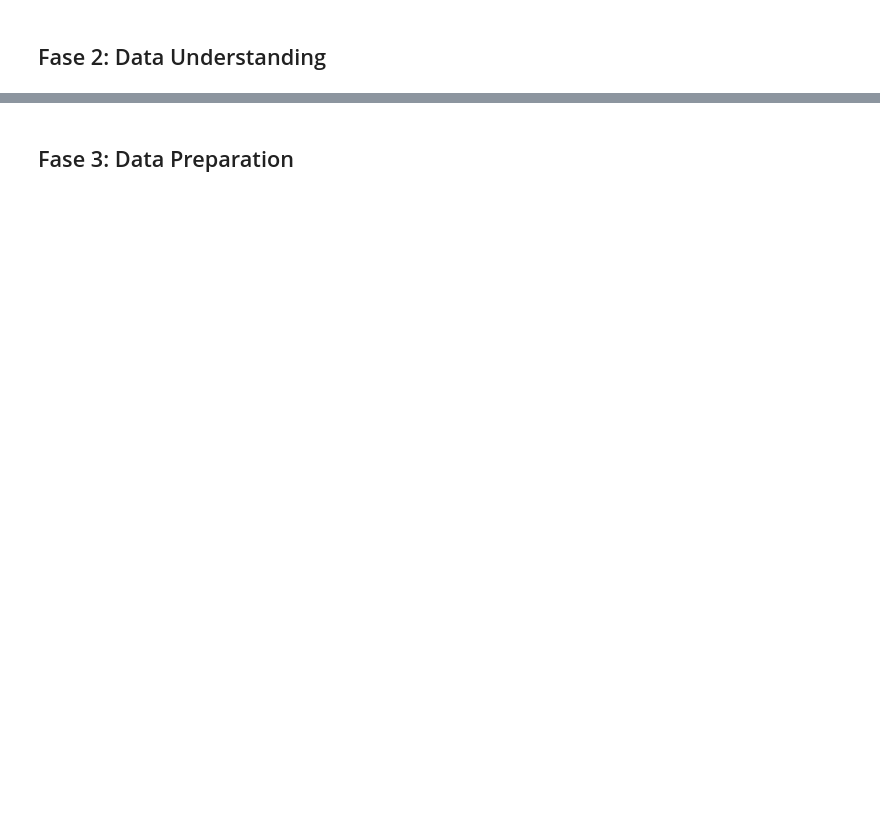
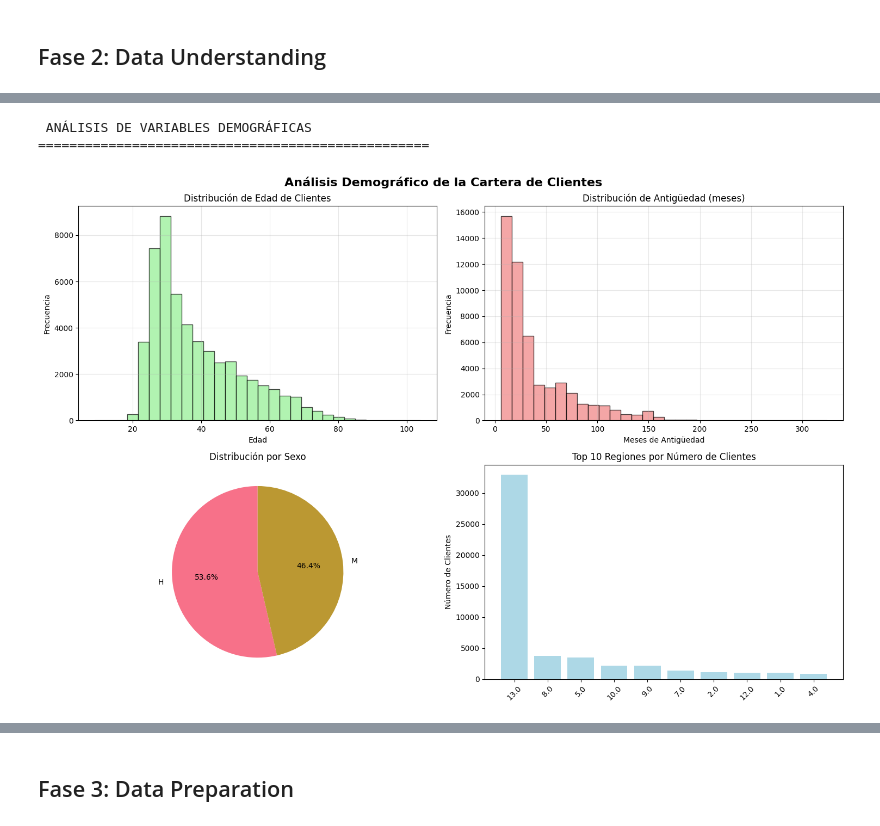
Before and after one commit to 4mnesia/MachineLearningRepo, a Jupyter notebook: Entrega3_ML.ipynb, the cells around one changed output, grey strips where cells are left out. Drawn from its saved outputs; the diff is of its cells as text; code cells hidden in the pictures; blank space fills up the shorter version.

```diff
--- a/Entrega3_ML.ipynb
+++ b/Entrega3_ML.ipynb
@@ -502,0 +530,41 @@ La Interpretación: Esto confirma que el comportamiento financiero (cuántos pro
+# %%
+print("\n ANÁLISIS DE VARIABLES DEMOGRÁFICAS")
+print("=" * 50)
+
+fig, axes = plt.subplots(2, 2, figsize=(15, 10))
+fig.suptitle('Análisis Demográfico de la Cartera de Clientes', fontsize=16, fontweight='bold')
+
+# Distribución de Edad
+axes[0,0].hist(df_eda['Edad'].dropna(), bins=30, alpha=0.7, color='lightgreen', edgecolor='black')
+axes[0,0].set_title('Distribución de Edad de Clientes')
+axes[0,0].set_xlabel('Edad')
+axes[0,0].set_ylabel('Frecuencia')
+axes[0,0].grid(True, alpha=0.3)
+
+# Distribución de Antigüedad
+axes[0,1].hist(df_eda['Antiguedad'].dropna(), bins=30, alpha=0.7, color='lightcoral', edgecolor='black')
+axes[0,1].set_title('Distribución de Antigüedad (meses)')
+axes[0,1].set_xlabel('Meses de Antigüedad')
+axes[0,1].set_ylabel('Frecuencia')
+axes[0,1].grid(True, alpha=0.3)
+
+# Distribución por Sexo
+if 'Sexo' in df_eda.columns:
+    sexo_counts = df_eda['Sexo'].value_counts()
+    axes[1,0].pie(sexo_counts.values, labels=sexo_counts.index, autopct='%1.1f%%', startangle=90)
+    axes[1,0].set_title('Distribución por Sexo')
+
+# Distribución por Región
+if 'Region' in df_eda.columns:
+    region_counts = df_eda['Region'].value_counts().head(10)
+    axes[1,1].bar(region_counts.index.astype(str), region_counts.values, color='lightblue')
+    axes[1,1].set_title('Top 10 Regiones por Número de Clientes')
+    axes[1,1].set_ylabel('Número de Clientes')
+    axes[1,1].tick_params(axis='x', rotation=45)
+
+plt.tight_layout()
+plt.show()
+# %% [output]
+ ANÁLISIS DE VARIABLES DEMOGRÁFICAS
+==================================================
+[figure, added]
```
Also changed, not shown: parts of 132 cells of this notebook, 3 other files.
